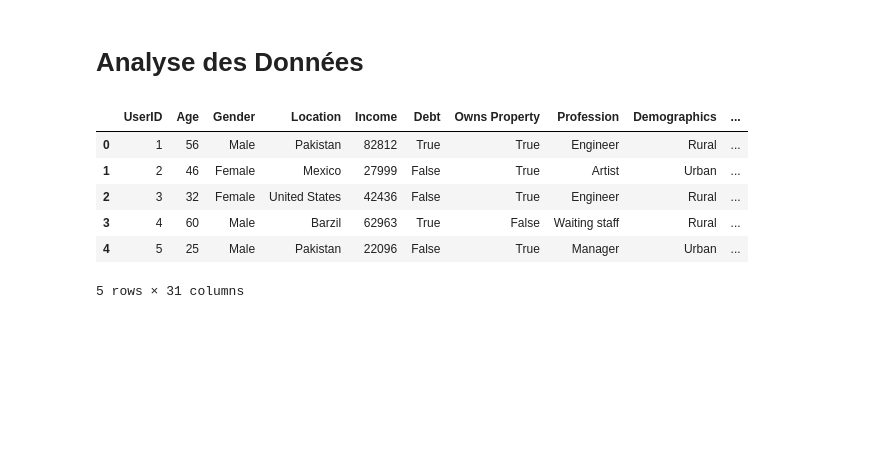
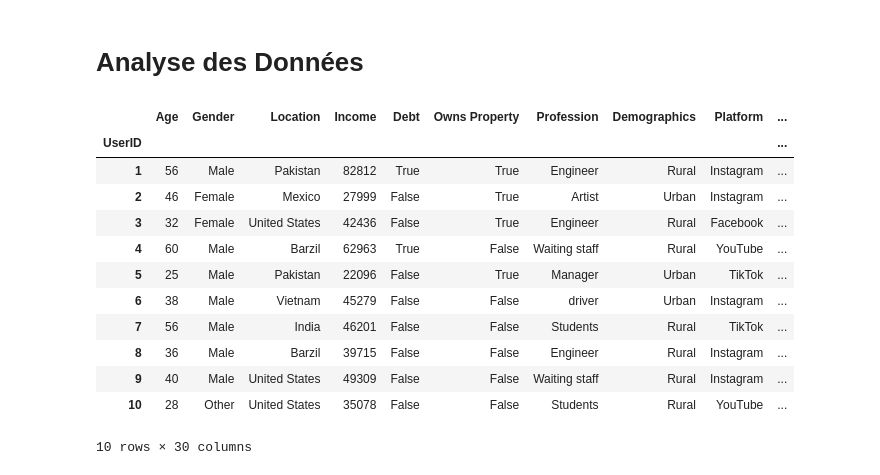
Before and after one commit to khelifaYacine/Menace-des-r-seaux-sociaux-, a Jupyter notebook: EDA_Temps_perdu_reseaux_sociaux.ipynb, the cells around one changed output. Cells and saved outputs as stored; diff of their text form; code cells hidden in the pictures; blank space fills up the shorter version.

```diff
--- a/EDA_Temps_perdu_reseaux_sociaux.ipynb
+++ b/EDA_Temps_perdu_reseaux_sociaux.ipynb
@@ -8,13 +8,19 @@ import seaborn as sns
 import matplotlib.pyplot as plt
 # %%
 # Importation des données
-df = pd.read_csv ("Time-Wasters on Social Media.csv")
-df.head()
+df = pd.read_csv ("Time-Wasters on Social Media.csv", index_col= "UserID" )
+df.head(10)
 # %% [output]
-|  | UserID | Age | Gender | Location | Income | Debt | Owns Property | Profession | Demographics | ... |
-| 0 | 1 | 56 | Male | Pakistan | 82812 | True | True | Engineer | Rural | ... |
-| 1 | 2 | 46 | Female | Mexico | 27999 | False | True | Artist | Urban | ... |
-| 2 | 3 | 32 | Female | United States | 42436 | False | True | Engineer | Rural | ... |
-| 3 | 4 | 60 | Male | Barzil | 62963 | True | False | Waiting staff | Rural | ... |
-| 4 | 5 | 25 | Male | Pakistan | 22096 | False | True | Manager | Urban | ... |
+|  | Age | Gender | Location | Income | Debt | Owns Property | Profession | Demographics | Platform | ... |
+| UserID |  |  |  |  |  |  |  |  |  | ... |
+| 1 | 56 | Male | Pakistan | 82812 | True | True | Engineer | Rural | Instagram | ... |
+| 2 | 46 | Female | Mexico | 27999 | False | True | Artist | Urban | Instagram | ... |
+| 3 | 32 | Female | United States | 42436 | False | True | Engineer | Rural | Facebook | ... |
+| 4 | 60 | Male | Barzil | 62963 | True | False | Waiting staff | Rural | YouTube | ... |
+| 5 | 25 | Male | Pakistan | 22096 | False | True | Manager | Urban | TikTok | ... |
+| 6 | 38 | Male | Vietnam | 45279 | False | False | driver | Urban | Instagram | ... |
+| 7 | 56 | Male | India | 46201 | False | False | Students | Rural | TikTok | ... |
+| 8 | 36 | Male | Barzil | 39715 | False | False | Engineer | Rural | Instagram | ... |
+| 9 | 40 | Male | United States | 49309 | False | False | Waiting staff | Rural | Instagram | ... |
+| 10 | 28 | Other | United States | 35078 | False | False | Students | Rural | YouTube | ... |
-5 rows × 31 columns
+10 rows × 30 columns
```
Also changed, not shown: parts of 8 cells of this notebook.
